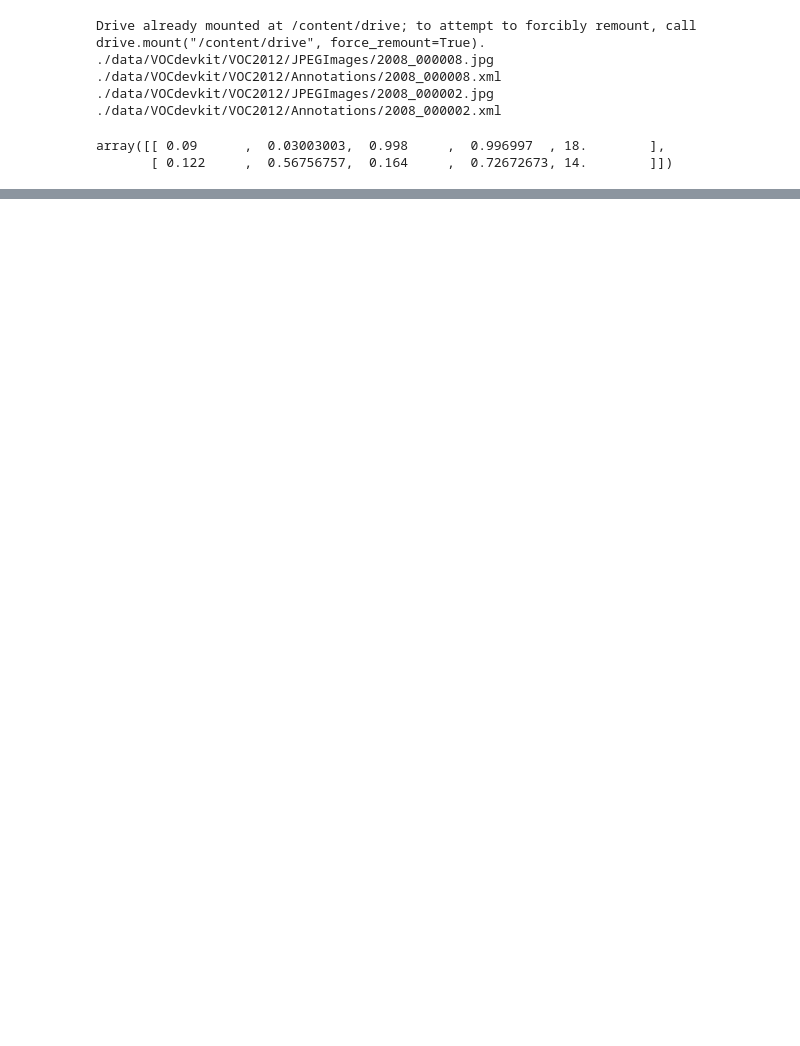
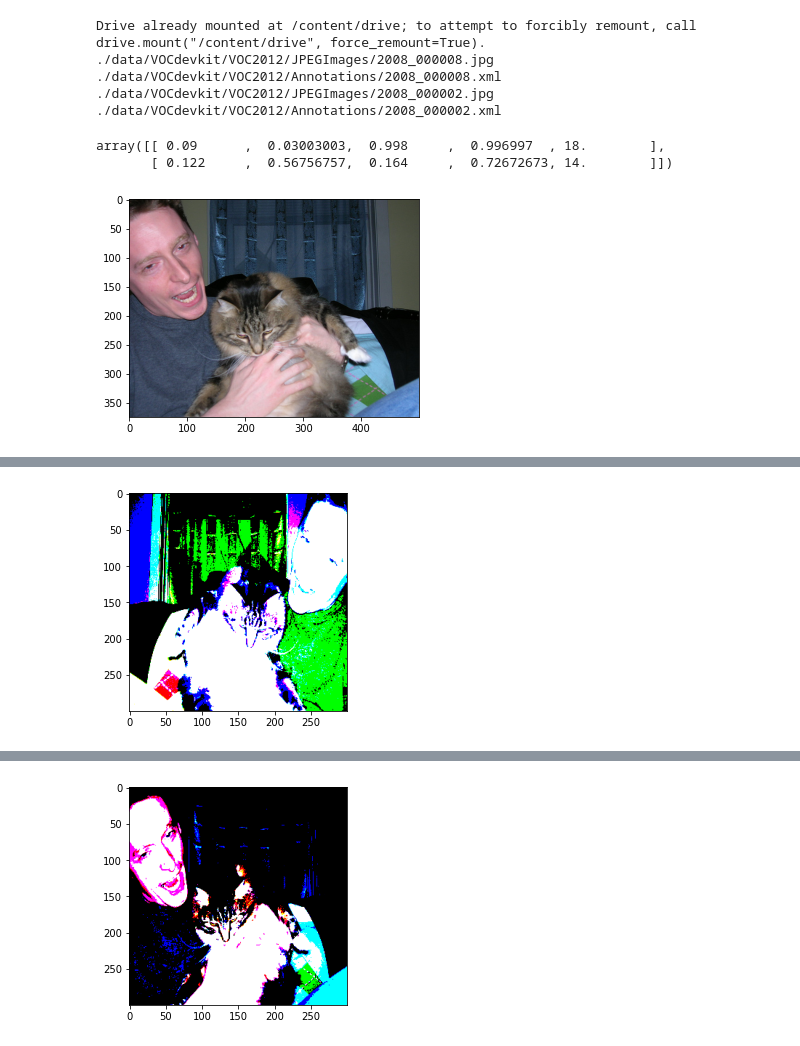
Before and after one commit to kukanji/MyColab, a Jupyter notebook: object_detection/test_voc2012_dataloader.ipynb, the cells around one changed output, grey strips where cells are left out. Cells and saved outputs as stored; diff of their text form; code cells hidden in the pictures; blank space fills up the shorter version.

```diff
--- a/object_detection/test_voc2012_dataloader.ipynb
+++ b/object_detection/test_voc2012_dataloader.ipynb
@@ -109,3 +113,45 @@ annotation(val_anno[index],
 # %% [output]
 array([[ 0.09      ,  0.03003003,  0.998     ,  0.996997  , 18.        ],
        [ 0.122     ,  0.56756757,  0.164     ,  0.72672673, 14.        ]])
+# %%
+import cv2
+from voc import DataTransform
+import matplotlib.pyplot as plt
+%matplotlib inline
+
+img_filepath = tr_img[19]
+img = cv2.imread(img_filepath)
+height, width, _ = img.shape
+
+gbl = GetBBoxAndLabel(voc_labels)
+bbox_label = gbl(tr_anno[19],
+                 width, height)
+
+plt.imshow(cv2.cvtColor(img, cv2.COLOR_BGR2RGB))
+plt.show()
+
+color_mean = (104, 117, 123)
+input_size = 300
+
+transform = DataTransform(input_size, color_mean)
+
+phase = 'train'
+
+img_transformed, boxes, labels = transform(
+    img,
+    phase,
+    bbox_label[:, :4],
+    bbox_label[:, 4])
+plt.imshow(cv2.cvtColor(img_transformed, cv2.COLOR_BGR2RGB))
+plt.show()
+
+phase = 'val'
+img_transformed, boxes, labels = transform(
+    img,
+    phase,
+    bbox_label[:, :4],
+    bbox_label[:, 4])
+plt.imshow(cv2.cvtColor(img_transformed, cv2.COLOR_BGR2RGB))
+plt.show()
+# %% [output]
+[figure, added]
@@ -111,0 +159 @@ array([[ 0.09      ,  0.03003003,  0.998     ,  0.996997  , 18.        ],
+[figure, added]
@@ -111,0 +161 @@ array([[ 0.09      ,  0.03003003,  0.998     ,  0.996997  , 18.        ],
+[figure, added]
```
Also changed, not shown: parts of 5 cells of this notebook, 2 other files.
